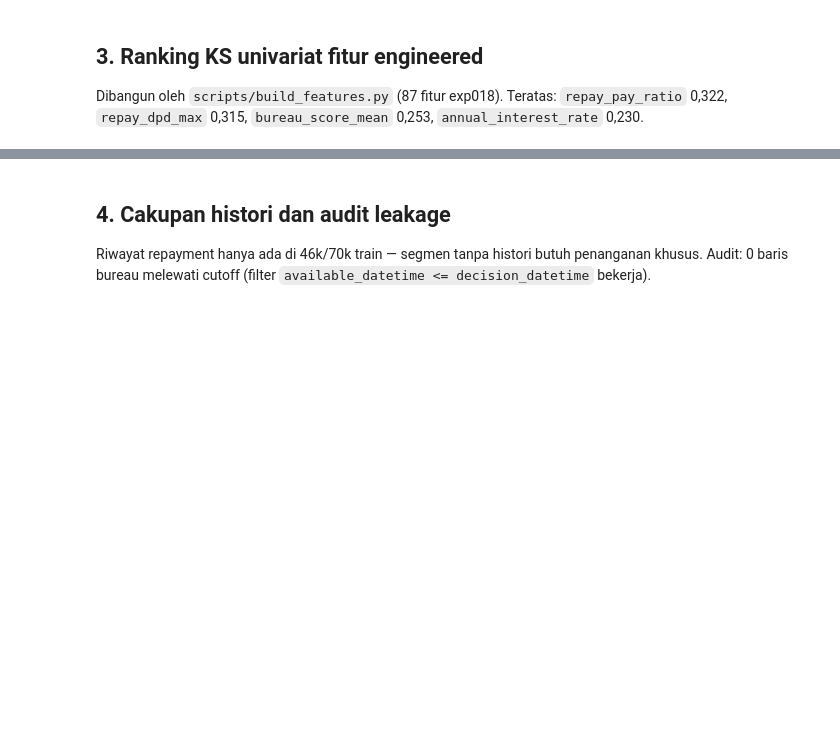
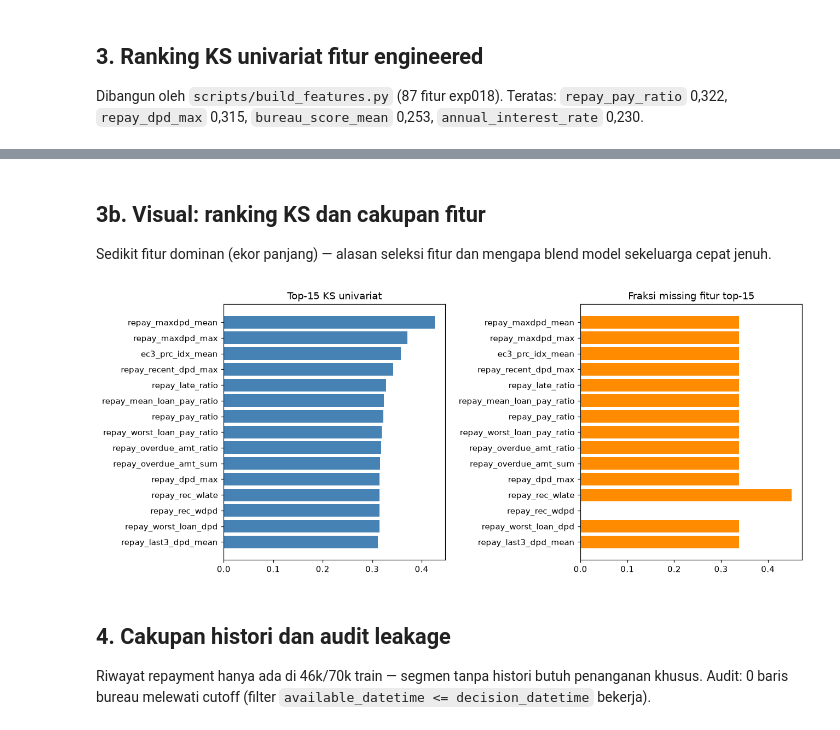
Before and after one commit to SuperBypassUdinnn/logika-ui-2026-experiment, a Jupyter notebook: notebooks/eda/fadhlur_eda_awal.ipynb, the cells around one changed output, grey strips where cells are left out. Drawn from its saved outputs; the diff is of its cells as text; code cells hidden in the pictures; blank space fills up the shorter version.

```diff
--- a/notebooks/eda/fadhlur_eda_awal.ipynb
+++ b/notebooks/eda/fadhlur_eda_awal.ipynb
@@ -132,3 +190,28 @@ for r in sorted(rows, key=lambda r: -r[1])[:15]:
+# %% [markdown]
+## 3b. Visual: ranking KS dan cakupan fitur
+
+Sedikit fitur dominan (ekor panjang) — alasan seleksi fitur dan
+mengapa blend model sekeluarga cepat jenuh.
+# %%
+top = sorted(rows, key=lambda r: -r[1])[:15]
+fig, ax = plt.subplots(1, 2, figsize=(12, 5))
+names, vals = [r[0] for r in top][::-1], [r[1] for r in top][::-1]
+ax[0].barh(names, vals, color="steelblue")
+ax[0].set_title("Top-15 KS univariat")
+cov = []
+for c, _ in top:
+    v = f[c]
+    try:
+        vv = v.astype(float).to_numpy()
+        cov.append(float(np.isnan(vv).mean()))
+    except (ValueError, TypeError):
+        cov.append(0.0)
+ax[1].barh(names, cov, color="darkorange")
+ax[1].set_title("Fraksi missing fitur top-15")
+plt.tight_layout()
+save_show(fig, f"eda_{save_show.counter:02d}.png"); save_show.counter += 1
+# %% [output]
+[figure, added]
 # %% [markdown]
 ## 4. Cakupan histori dan audit leakage
 
```
Also changed, not shown: parts of 6 cells of this notebook, 4 other files.
